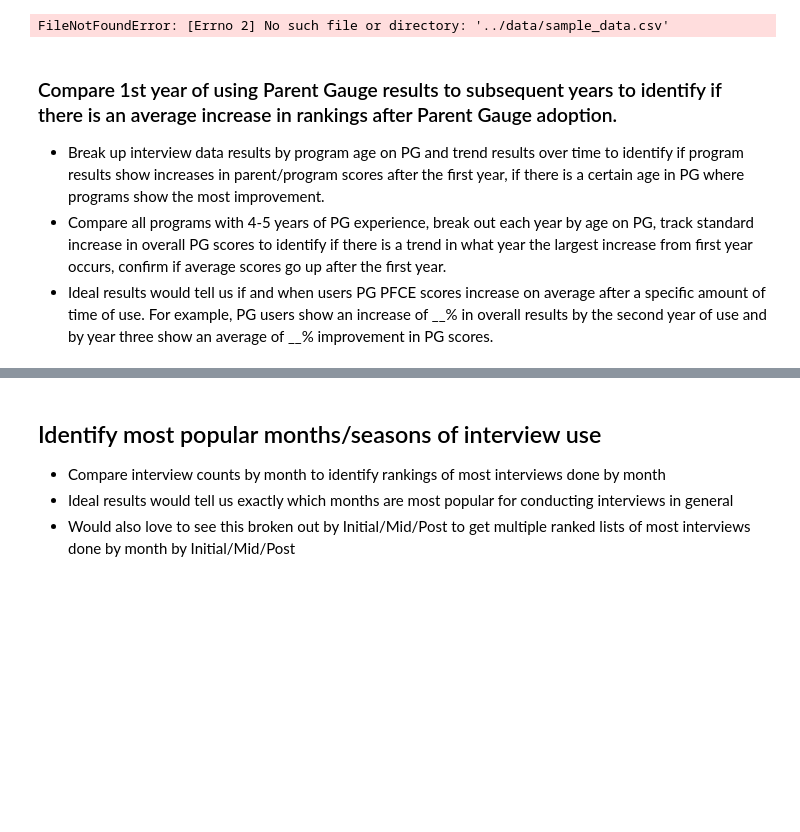
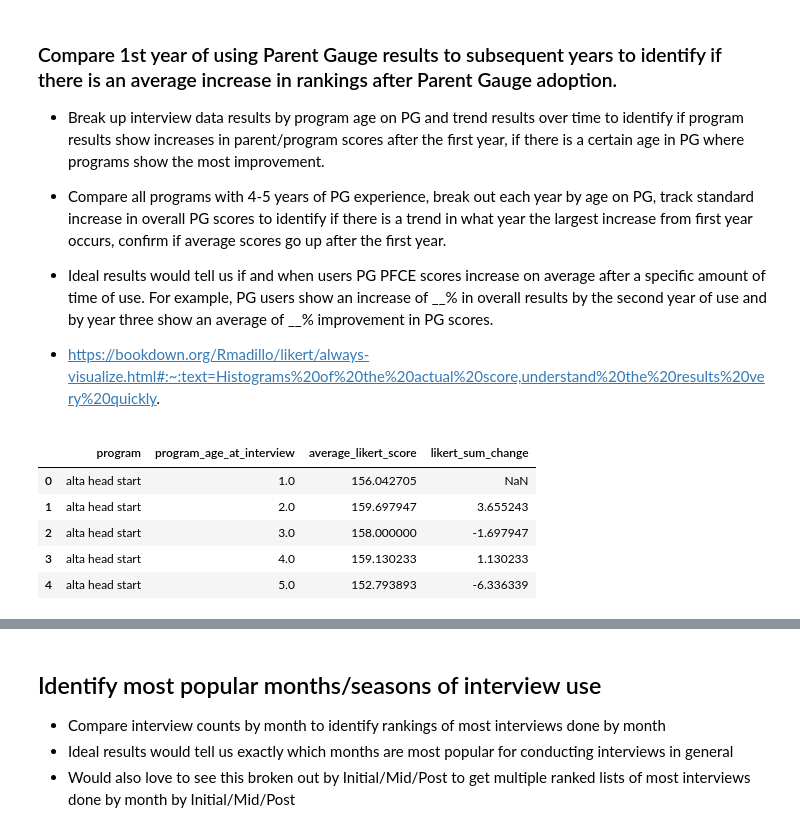
Before and after one commit to bmfores/nhsa-parentgauge, a Jupyter notebook: final_analysis.ipynb, the cells around one changed output, grey strips where cells are left out. Cells and saved outputs as stored; diff of their text form; code cells hidden in the pictures; blank space fills up the shorter version.

```diff
--- a/final_analysis.ipynb
+++ b/final_analysis.ipynb
@@ -17,14 +18,13 @@ from rich.console import Console
 from rich.table import Table
 # %%
 #read the .csv file into dataframe
-df = pd.read_csv('../data/sample_data.csv')
-#df = pd.read_csv('../data/intv_data.csv')
+df = pd.read_csv('../data/intv_data.csv')
-# %% [output]
-FileNotFoundError: [Errno 2] No such file or directory: '../data/sample_data.csv'
 # %% [markdown]
 ### Compare 1st year of using Parent Gauge results to subsequent years to identify if there is an average increase in rankings after Parent Gauge adoption.
 - Break up interview data results by program age on PG and trend results over time to identify if program results show increases in parent/program scores after the first year, if there is a certain age in PG where programs show the most improvement.
 - Compare all programs with 4-5 years of PG experience, break out each year by age on PG, track standard increase in overall PG scores to identify if there is a trend in what year the largest increase from first year occurs, confirm if average scores go up after the first year.
 - Ideal results would tell us if and when users PG PFCE scores increase on average after a specific amount of time of use. For example, PG users show an increase of __% in overall results by the second year of use and by year three show an average of __% improvement in PG scores.
+
+- https://bookdown.org/Rmadillo/likert/always-visualize.html#:~:text=Histograms%20of%20the%20actual%20score,understand%20the%20results%20very%20quickly.
 # %%
 #for first bullet, do scatterplot, and quadratic linear regression on likert sum and PG age by months/year
@@ -31,0 +35,23 @@ FileNotFoundError: [Errno 2] No such file or directory: '../data/sample_data.csv
+# %%
+# Get the names of programs that have reached an age of 5 at least once
+programs_with_age_5 = df[df['program_age_at_interview'] == 5]['program'].unique()
+
+# Filter your DataFrame for these programs
+filtered_df = df[df['program'].isin(programs_with_age_5)]
+filtered_df = filtered_df[filtered_df['survey_completion_rate'] >= 0.93]
+
+filtered_df['likert_sum_score_difference'] = df['likert_sum_mid_post'] - df['likert_sum_mid_post_initial']
+
+grouped_df = filtered_df.groupby(['program', 'program_age_at_interview'])['likert_sum_mid_post'].mean().reset_index()
+grouped_df = grouped_df.rename(columns={'likert_sum_mid_post': 'average_likert_score'})
+
+grouped_df['likert_sum_change'] = grouped_df['average_likert_score'].diff()
+
+grouped_df.head(5)
+# %% [output]
+|  | program | program_age_at_interview | average_likert_score | likert_sum_change |
+| 0 | alta head start | 1.0 | 156.042705 | NaN |
+| 1 | alta head start | 2.0 | 159.697947 | 3.655243 |
+| 2 | alta head start | 3.0 | 158.000000 | -1.697947 |
+| 3 | alta head start | 4.0 | 159.130233 | 1.130233 |
+| 4 | alta head start | 5.0 | 152.793893 | -6.336339 |
```
Also changed, not shown: parts of 11 cells of this notebook, 2 other files.
